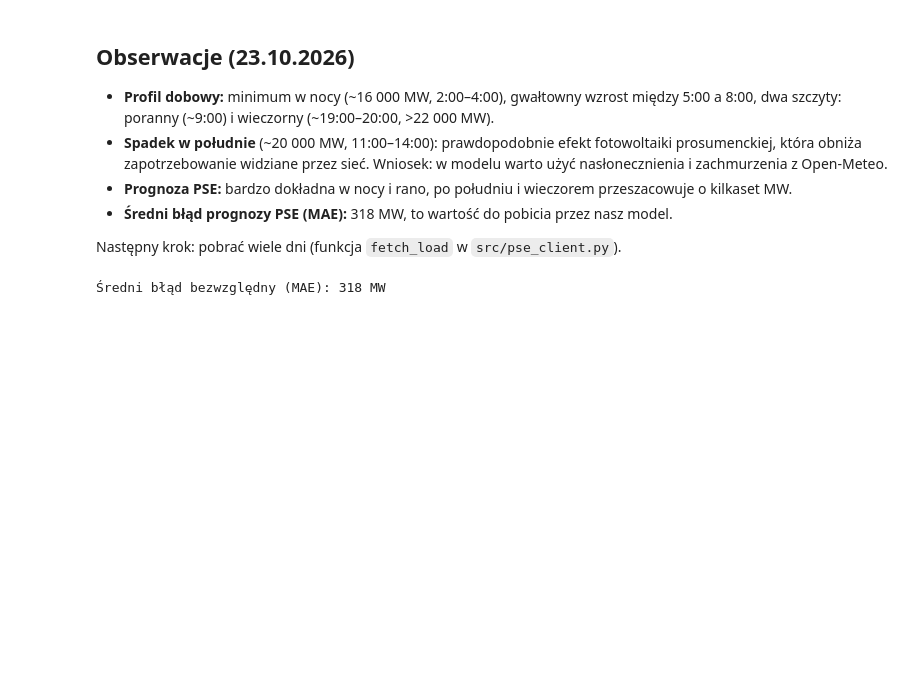
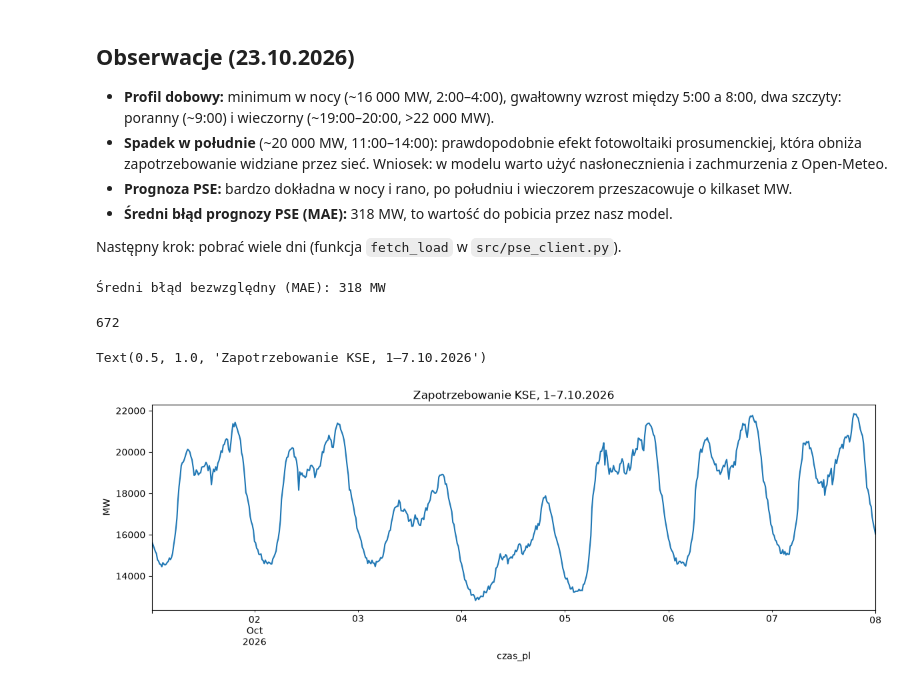
Before and after one commit to piotrdyga/kse-load-forecast, a Jupyter notebook: notebooks/01_explore.ipynb, the cells around one changed output. Saved outputs shown, nothing was run; the diff lists cells and outputs as text; code cells hidden in the pictures; blank space fills up the shorter version.

Commit message:
Add PSE client and weekly exploration

```diff
--- a/notebooks/01_explore.ipynb
+++ b/notebooks/01_explore.ipynb
@@ -77,3 +77,22 @@ blad = (df["load_fcst"] - df["load_actual"]).abs()
 print("Średni błąd bezwzględny (MAE):", round(blad.mean()), "MW")
 # %% [output]
 Średni błąd bezwzględny (MAE): 318 MW
+# %%
+import sys
+sys.path.append("..")  # notebook jest w notebooks/, a src/ piętro wyżej
+from src.pse_client import fetch_load
+
+df_week = fetch_load("2026-10-01", "2026-10-07")
+print(len(df_week))  # oczekujemy 7 × 96 = 672
+# %% [output]
+672
+# %%
+# do wykresu dla ludzi zamieniamy UTC na czas polski
+df_week["czas_pl"] = df_week["dtime_utc"].dt.tz_convert("Europe/Warsaw")
+
+ax = df_week.plot(x="czas_pl", y="load_actual", figsize=(14, 4), legend=False)
+ax.set_ylabel("MW")
+ax.set_title("Zapotrzebowanie KSE, 1–7.10.2026")
+# %% [output]
+Text(0.5, 1.0, 'Zapotrzebowanie KSE, 1–7.10.2026')
+[figure, added]
```
Also changed, not shown: parts of 2 cells of this notebook, 1 other file.
